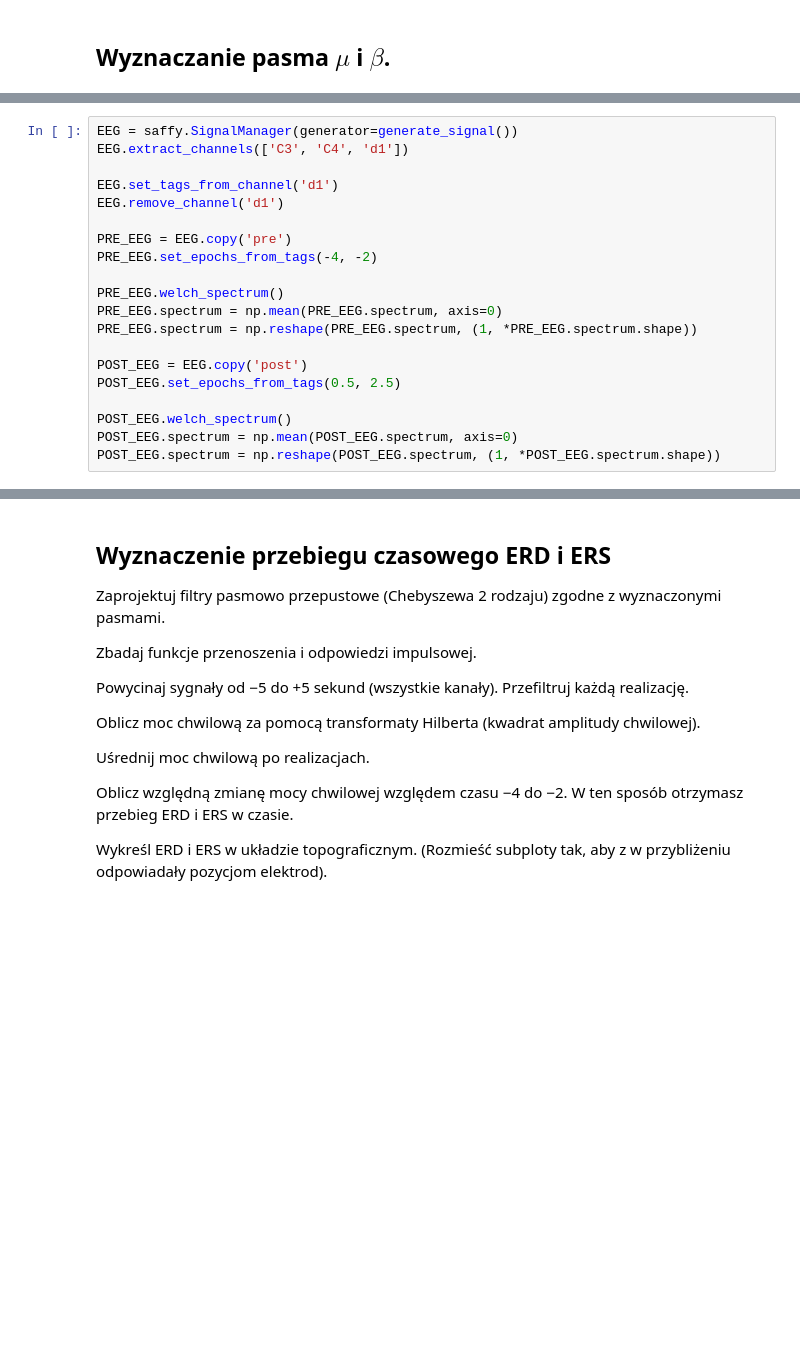
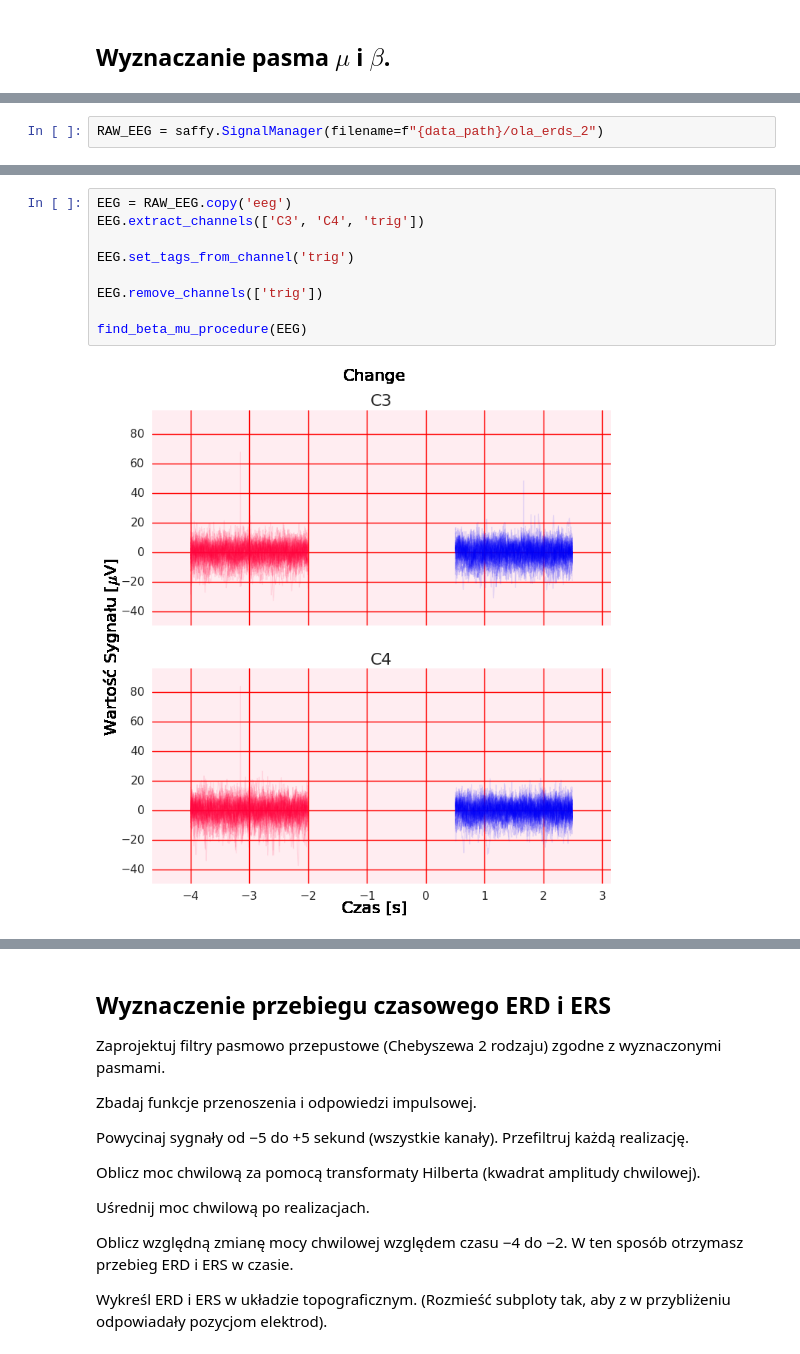
Before and after one commit to PPierzc/PracowniaEEG, a Jupyter notebook: ERD_S.ipynb, the cells around one changed output, grey strips where cells are left out. Drawn from its saved outputs; the diff is of its cells as text; blank space fills up the shorter version.

```diff
--- a/ERD_S.ipynb
+++ b/ERD_S.ipynb
@@ -85,20 +91,0 @@ def generate_signal():
-# %%
-EEG = saffy.SignalManager(generator=generate_signal())
-EEG.extract_channels(['C3', 'C4', 'd1'])
-
-EEG.set_tags_from_channel('d1')
-EEG.remove_channel('d1')
-
-PRE_EEG = EEG.copy('pre')
-PRE_EEG.set_epochs_from_tags(-4, -2)
-
-PRE_EEG.welch_spectrum()
-PRE_EEG.spectrum = np.mean(PRE_EEG.spectrum, axis=0)
-PRE_EEG.spectrum = np.reshape(PRE_EEG.spectrum, (1, *PRE_EEG.spectrum.shape))
-
-POST_EEG = EEG.copy('post')
-POST_EEG.set_epochs_from_tags(0.5, 2.5)
-
-POST_EEG.welch_spectrum()
-POST_EEG.spectrum = np.mean(POST_EEG.spectrum, axis=0)
-POST_EEG.spectrum = np.reshape(POST_EEG.spectrum, (1, *POST_EEG.spectrum.shape))
@@ -157,0 +92,2 @@ plt.close()
+# %%
+RAW_EEG = saffy.SignalManager(filename=f"{data_path}/ola_erds_2")
@@ -157,0 +184,11 @@ plt.close()
+# %%
+EEG = RAW_EEG.copy('eeg')
+EEG.extract_channels(['C3', 'C4', 'trig'])
+
+EEG.set_tags_from_channel('trig')
+
+EEG.remove_channels(['trig'])
+
+find_beta_mu_procedure(EEG)
+# %% [output]
+[figure, added]
```
Also changed, not shown: parts of 20 cells of this notebook.
